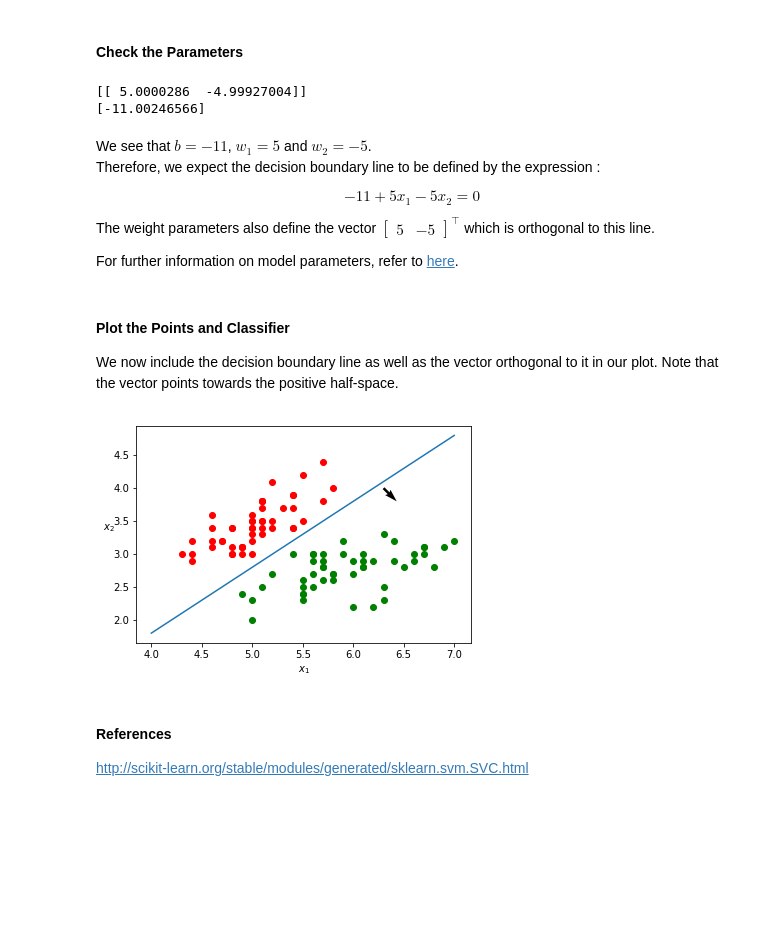
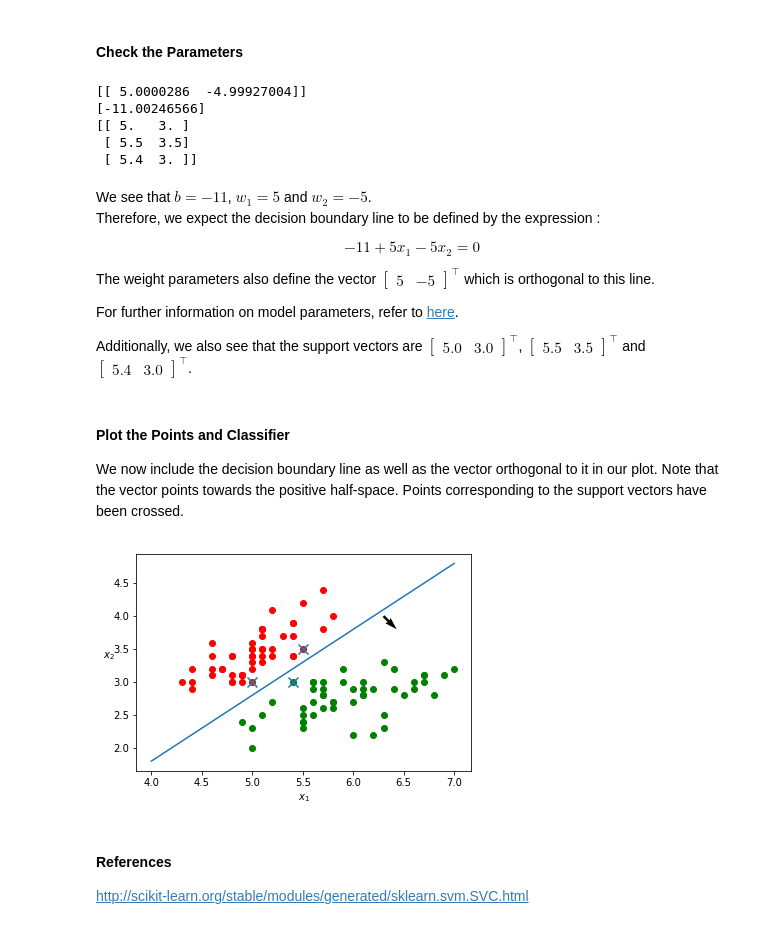
Before and after one commit to basilhan/ml-in-action, a Jupyter notebook: PythonBasicBivariateSupportVectorMachine.ipynb, the cells around one changed output. Cells and saved outputs as stored; diff of their text form; code cells hidden in the pictures; blank space fills up the shorter version.

```diff
--- a/PythonBasicBivariateSupportVectorMachine.ipynb
+++ b/PythonBasicBivariateSupportVectorMachine.ipynb
@@ -116,9 +116,13 @@ model.score(X, y)
 # %%
 print(model.coef_)
 print(model.intercept_)
+print(model.support_vectors_)
 # %% [output]
 [[ 5.0000286  -4.99927004]]
 [-11.00246566]
+[[ 5.   3. ]
+ [ 5.5  3.5]
+ [ 5.4  3. ]]
 # %% [markdown]
 We see that $b = -11$, $w_1 = 5$ and $w_2 = -5$.
 Therefore, we expect the decision boundary line to be defined by the expression :
@@ -130,22 +134,26 @@ $$
 The weight parameters also define the vector $\begin{bmatrix} 5&-5 \end{bmatrix}^\top$ which is orthogonal to this line.
 
 For further information on model parameters, refer to [here](https://nbviewer.jupyter.org/github/basilhan/ml-concepts/blob/master/PythonHypothesisFunction.ipynb).
+
+Additionally, we also see that the support vectors are $\begin{bmatrix} 5.0&3.0 \end{bmatrix}^\top$, $\begin{bmatrix} 5.5&3.5 \end{bmatrix}^\top$ and $\begin{bmatrix} 5.4&3.0 \end{bmatrix}^\top$.
 # %% [markdown]
 #### Plot the Points and Classifier
 
-We now include the decision boundary line as well as the vector orthogonal to it in our plot. Note that the vector points towards the positive half-space.
+We now include the decision boundary line as well as the vector orthogonal to it in our plot. Note that the vector points towards the positive half-space. Points corresponding to the support vectors have been crossed.
 # %%
 plt0 = plt.scatter(x=df0.x1, y=df0.x2, c='red')
 plt1 = plt.scatter(x=df1.x1, y=df1.x2, c='green')
+pltx = plt.scatter(x=model.support_vectors_[:, 0], y=model.support_vectors_[:, 1], marker='x', s=100)
 x1 = np.linspace(4,7)
 x2 = (-model.intercept_-model.coef_[0,0]*x1) / model.coef_[0,1]
 plt.plot(x1, x2)
 ax = plt.gca()
+
 ax.quiver(6.3, 4, model.coef_[0,0], model.coef_[0,1])
 plt.xlabel("$x_1$")
 plt.ylabel("$x_2$", rotation=0);
 # %% [output]
-[figure, old version]
+[figure, new version]
 # %% [markdown]
 #### References
 http://scikit-learn.org/stable/modules/generated/sklearn.svm.SVC.html
```
